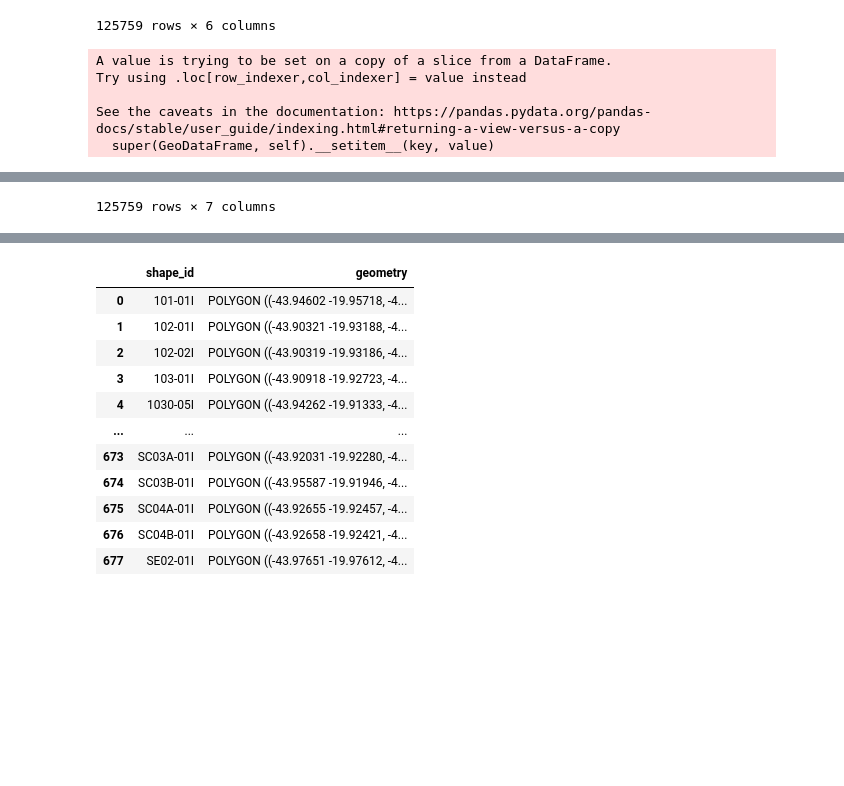
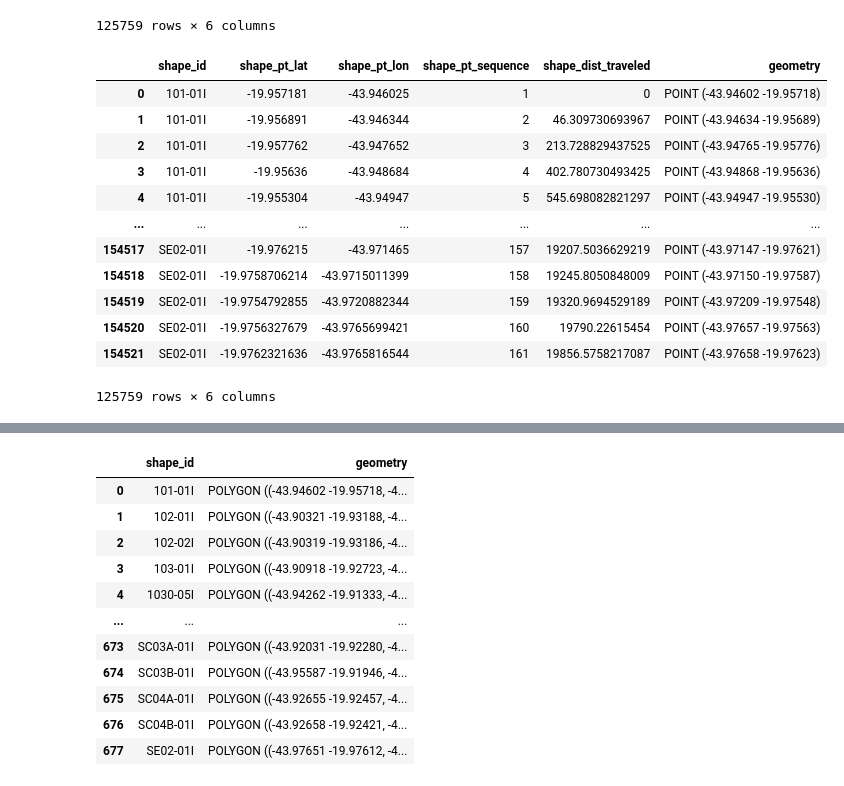
Before and after one commit to arthurrlisboa/busondi, a Jupyter notebook: data/pre_processing_data.ipynb, the cells around one changed output, grey strips where cells are left out. Saved outputs shown, nothing was run; the diff lists cells and outputs as text; code cells hidden in the pictures; blank space fills up the shorter version.

```diff
--- a/data/pre_processing_data.ipynb
+++ b/data/pre_processing_data.ipynb
@@ -400,11 +400,20 @@ shapes_valid
 | 154521 | SE02-01I | -19.9762321636 | -43.9765816544 | 161 | 19856.5758217087 | None |
 125759 rows × 6 columns
 # %%
-shapes_valid['lat_long'] = list(zip(shapes_valid['shape_pt_lat'], shapes_valid['shape_pt_lon']))
+# Juntando latitude e longitude e convertendo em pontos
+shapes_valid = gpd.GeoDataFrame(shapes_valid, geometry=gpd.points_from_xy(shapes_valid.shape_pt_lon, shapes_valid.shape_pt_lat))
 shapes_valid
 # %% [output]
+|  | shape_id | shape_pt_lat | shape_pt_lon | shape_pt_sequence | shape_dist_traveled | geometry |
+| 0 | 101-01I | -19.957181 | -43.946025 | 1 | 0 | POINT (-43.94602 -19.95718) |
+| 1 | 101-01I | -19.956891 | -43.946344 | 2 | 46.309730693967 | POINT (-43.94634 -19.95689) |
+| 2 | 101-01I | -19.957762 | -43.947652 | 3 | 213.728829437525 | POINT (-43.94765 -19.95776) |
+| 3 | 101-01I | -19.95636 | -43.948684 | 4 | 402.780730493425 | POINT (-43.94868 -19.95636) |
+| 4 | 101-01I | -19.955304 | -43.94947 | 5 | 545.698082821297 | POINT (-43.94947 -19.95530) |
+| ... | ... | ... | ... | ... | ... | ... |
+| 154517 | SE02-01I | -19.976215 | -43.971465 | 157 | 19207.5036629219 | POINT (-43.97147 -19.97621) |
+| 154518 | SE02-01I | -19.9758706214 | -43.9715011399 | 158 | 19245.8050848009 | POINT (-43.97150 -19.97587) |
+| 154519 | SE02-01I | -19.9754792855 | -43.9720882344 | 159 | 19320.9694529189 | POINT (-43.97209 -19.97548) |
+| 154520 | SE02-01I | -19.9756327679 | -43.9765699421 | 160 | 19790.22615454 | POINT (-43.97657 -19.97563) |
+| 154521 | SE02-01I | -19.9762321636 | -43.9765816544 | 161 | 19856.5758217087 | POINT (-43.97658 -19.97623) |
-A value is trying to be set on a copy of a slice from a DataFrame.
-Try using .loc[row_indexer,col_indexer] = value instead
-
-See the caveats in the documentation: https://pandas.pydata.org/pandas-docs/stable/user_guide/indexing.html#returning-a-view-versus-a-copy
-  super(GeoDataFrame, self).__setitem__(key, value)
+125759 rows × 6 columns
@@ -423 +419,0 @@ See the caveats in the documentation: https://pandas.pydata.org/pandas-docs/stab
-125759 rows × 7 columns
```
Also changed, not shown: parts of 8 cells of this notebook.
